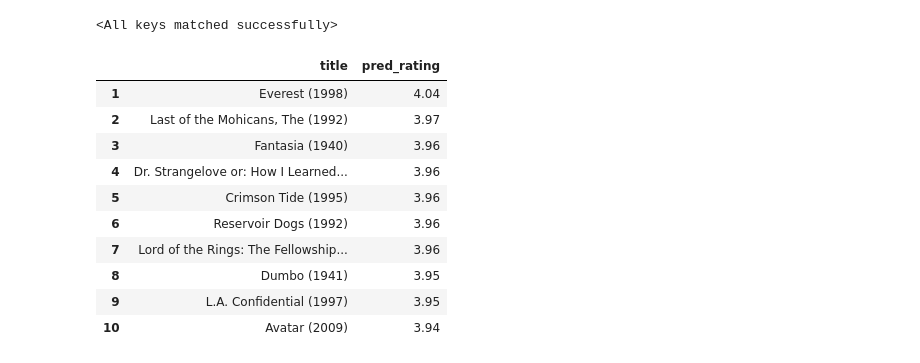
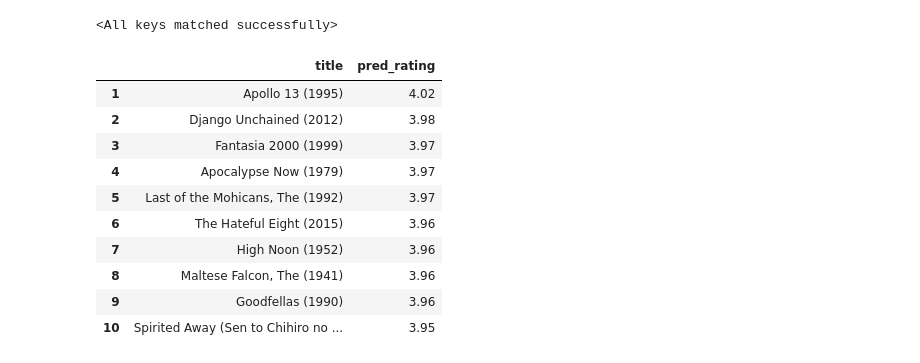
Before and after one commit to chamiltonb8/STAT_486_final_proj, a Jupyter notebook: neural_networks.ipynb, the cells around one changed output. Drawn from its saved outputs; the diff is of its cells as text; code cells hidden in the pictures.

```diff
--- a/neural_networks.ipynb
+++ b/neural_networks.ipynb
@@ -317,23 +317,23 @@ def predict_top_movies(
     return top_movies
 # %%
 predict_top_movies(
-    user_id=27,
+    user_id=13,
     df=df,
     model=model,
     scaler=scaler,
     genre_cols=genre_cols,
     movie2idx=movie2idx,
     top_n=10
 )
 # %% [output]
 |  | title | pred_rating |
-| 1 | Everest (1998) | 4.04 |
-| 2 | Last of the Mohicans, The (1992) | 3.97 |
-| 3 | Fantasia (1940) | 3.96 |
-| 4 | Dr. Strangelove or: How I Learned... | 3.96 |
-| 5 | Crimson Tide (1995) | 3.96 |
-| 6 | Reservoir Dogs (1992) | 3.96 |
-| 7 | Lord of the Rings: The Fellowship... | 3.96 |
-| 8 | Dumbo (1941) | 3.95 |
-| 9 | L.A. Confidential (1997) | 3.95 |
-| 10 | Avatar (2009) | 3.94 |
+| 1 | Apollo 13 (1995) | 4.02 |
+| 2 | Django Unchained (2012) | 3.98 |
+| 3 | Fantasia 2000 (1999) | 3.97 |
+| 4 | Apocalypse Now (1979) | 3.97 |
+| 5 | Last of the Mohicans, The (1992) | 3.97 |
+| 6 | The Hateful Eight (2015) | 3.96 |
+| 7 | High Noon (1952) | 3.96 |
+| 8 | Maltese Falcon, The (1941) | 3.96 |
+| 9 | Goodfellas (1990) | 3.96 |
+| 10 | Spirited Away (Sen to Chihiro no ... | 3.95 |
```
Also changed, not shown: 5 other files.
